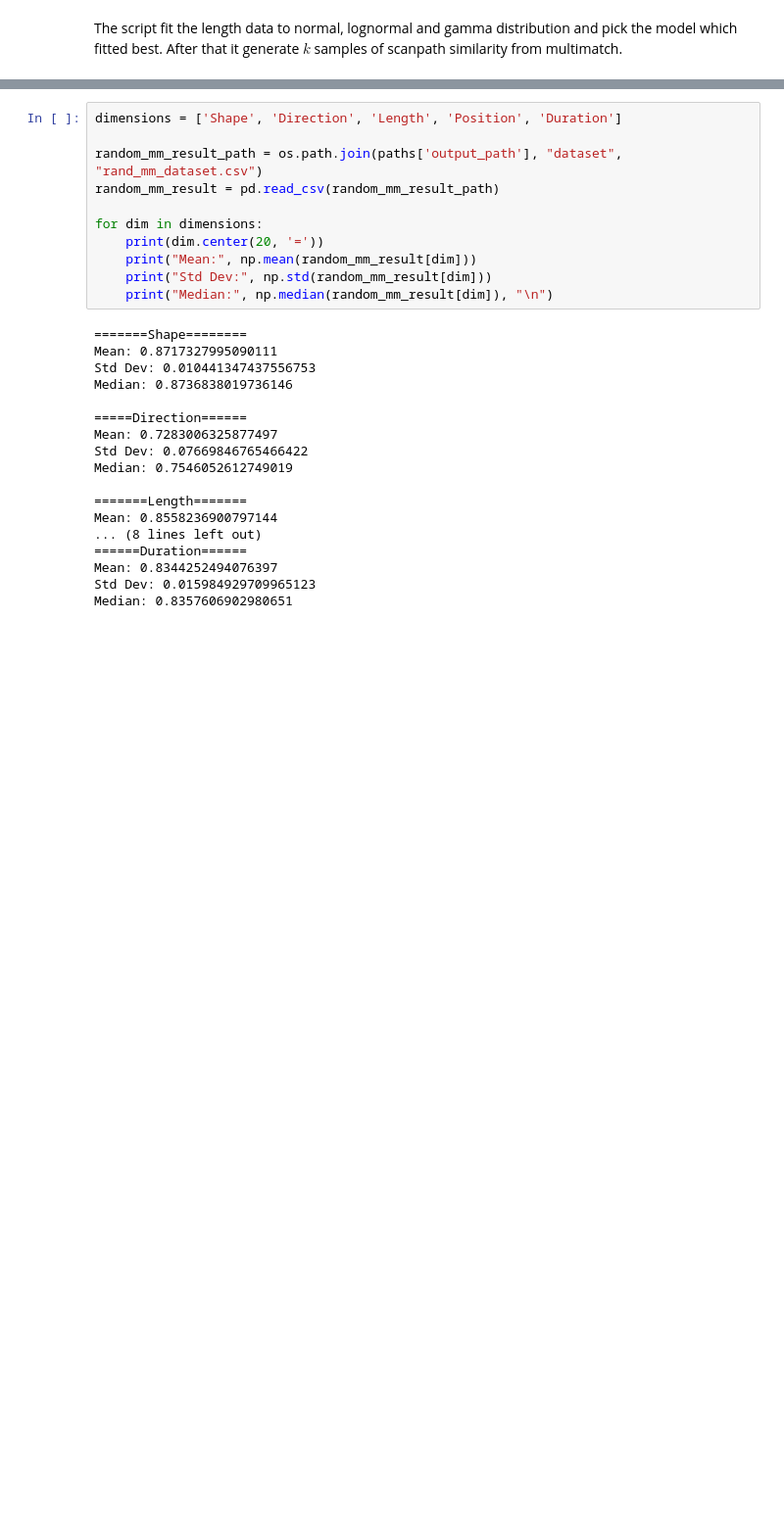
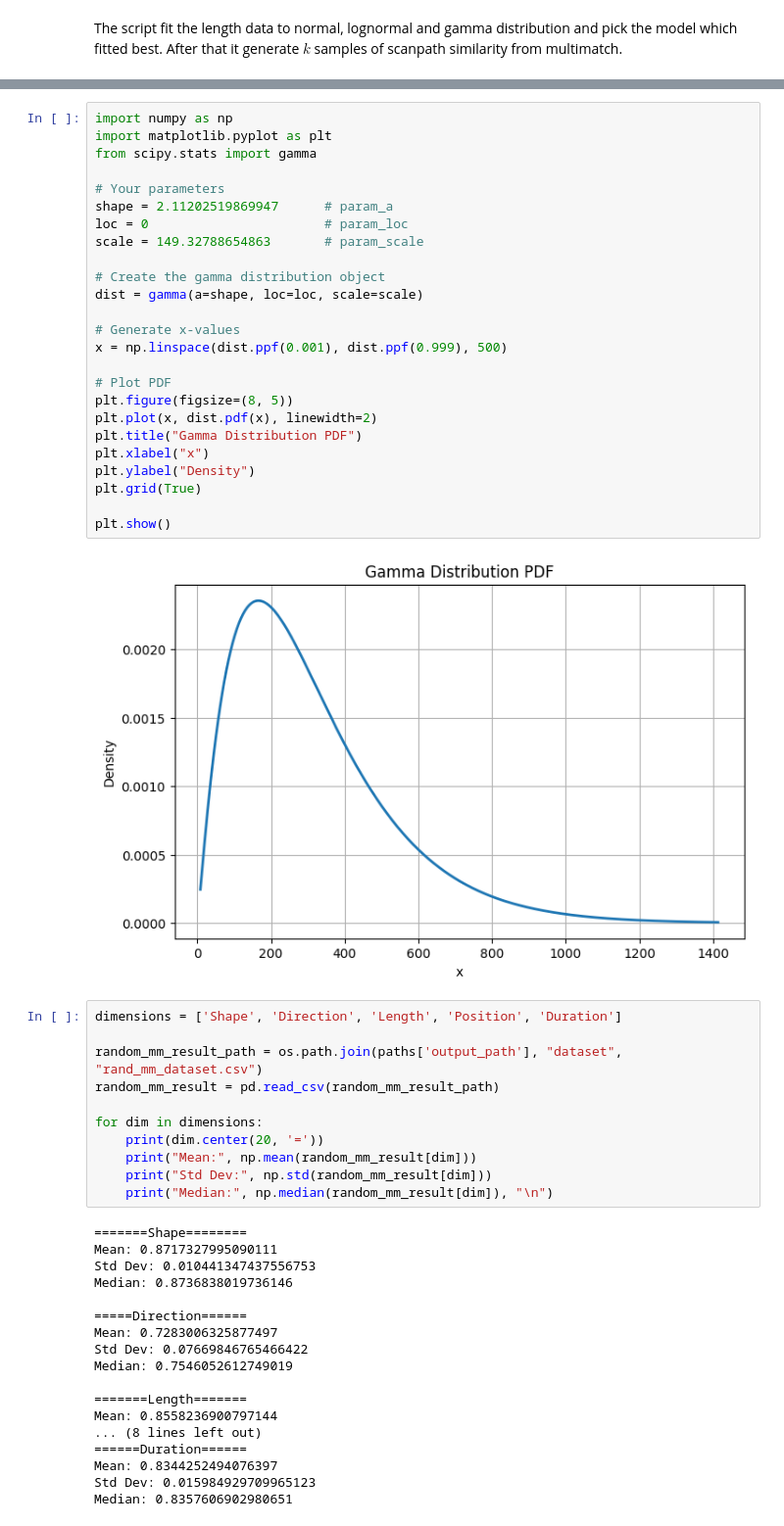
Before and after one commit to Belown/Programmer_Scanpath_Gaze_Behavior, a Jupyter notebook: notebook/EMIP/check_random_scanpath.ipynb, the cells around one changed output, grey strips where cells are left out. Shown at 98% size. Drawn from its saved outputs; the diff is of its cells as text; blank space fills up the shorter version.

```diff
--- a/notebook/EMIP/check_random_scanpath.ipynb
+++ b/notebook/EMIP/check_random_scanpath.ipynb
@@ -45,3 +56,30 @@ The script fit the length data to normal, lognormal and gamma distribution and p
+# %%
+import numpy as np
+import matplotlib.pyplot as plt
+from scipy.stats import gamma
+
+# Your parameters
+shape = 2.11202519869947      # param_a
+loc = 0                       # param_loc
+scale = 149.32788654863       # param_scale
+
+# Create the gamma distribution object
+dist = gamma(a=shape, loc=loc, scale=scale)
+
+# Generate x-values
+x = np.linspace(dist.ppf(0.001), dist.ppf(0.999), 500)
+
+# Plot PDF
+plt.figure(figsize=(8, 5))
+plt.plot(x, dist.pdf(x), linewidth=2)
+plt.title("Gamma Distribution PDF")
+plt.xlabel("x")
+plt.ylabel("Density")
+plt.grid(True)
+
+plt.show()
+# %% [output]
+[figure, added]
 # %%
 dimensions = ['Shape', 'Direction', 'Length', 'Position', 'Duration']
 
```
Also changed, not shown: parts of 5 cells of this notebook, 6 other files.
